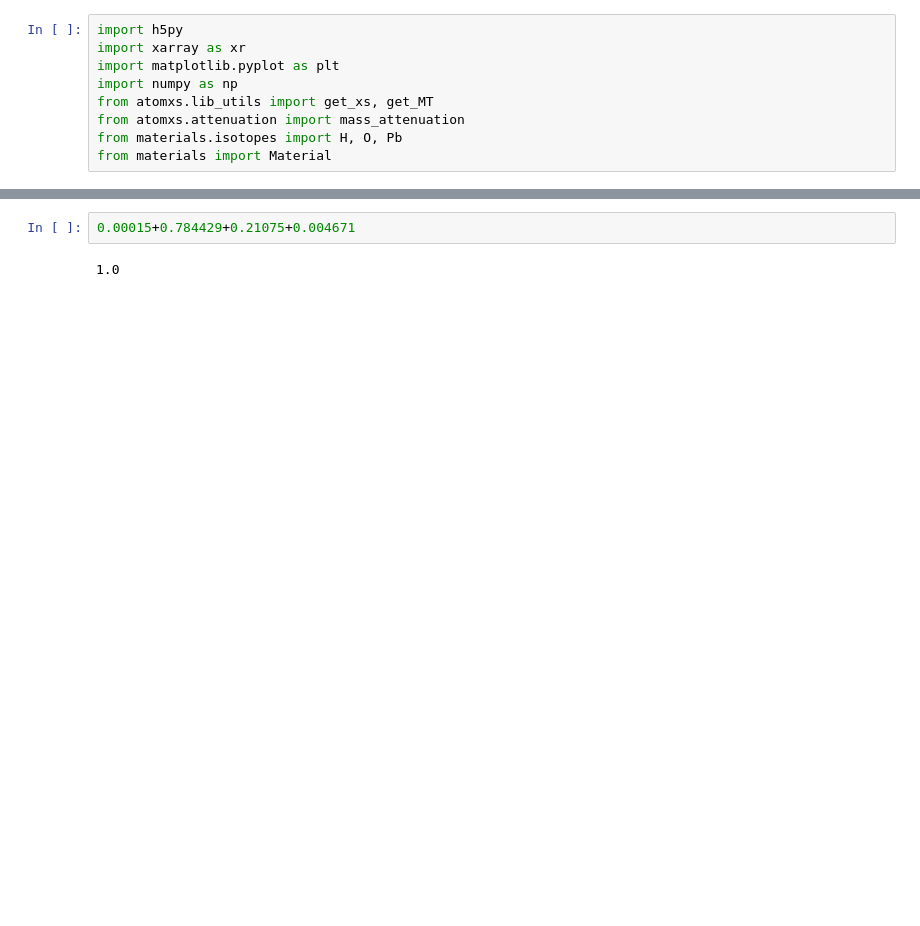
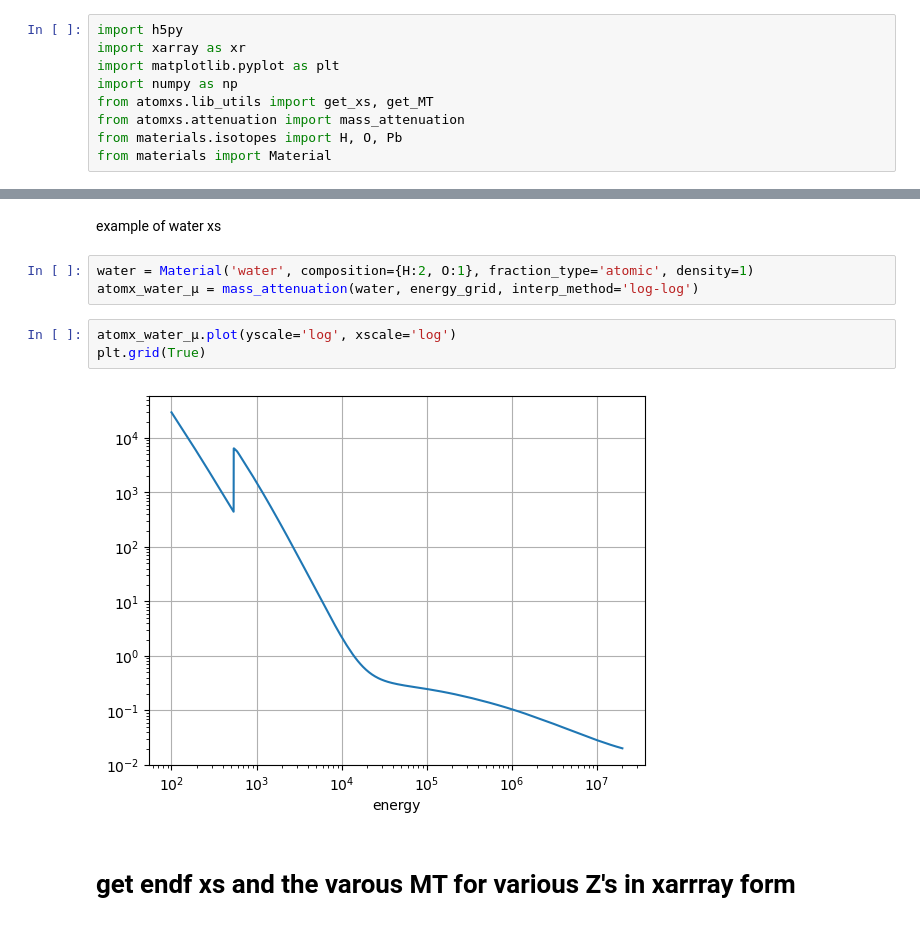
Before and after one commit to achiyaAmrusi/atomxs, a Jupyter notebook: Examples/user example.ipynb, the cells around one changed output, grey strips where cells are left out. Cells and saved outputs as stored; diff of their text form; blank space fills up the shorter version.

Commit message:
fixed example

```diff
--- a/Examples/user example.ipynb
+++ b/Examples/user example.ipynb
@@ -63,4 +32,12 @@ plt.legend()
-# %%
-0.00015+0.784429+0.21075+0.004671
-# %% [output]
-1.0
+# %% [markdown]
+example of water xs
+# %%
+water = Material('water', composition={H:2, O:1}, fraction_type='atomic', density=1)
+atomx_water_μ = mass_attenuation(water, energy_grid, interp_method='log-log')
+# %%
+atomx_water_μ.plot(yscale='log', xscale='log')
+plt.grid(True)
+# %% [output]
+[figure, added]
+# %% [markdown]
+# get endf xs and the varous MT for various Z's in xarrray form
```
Also changed, not shown: parts of 12 cells of this notebook.
